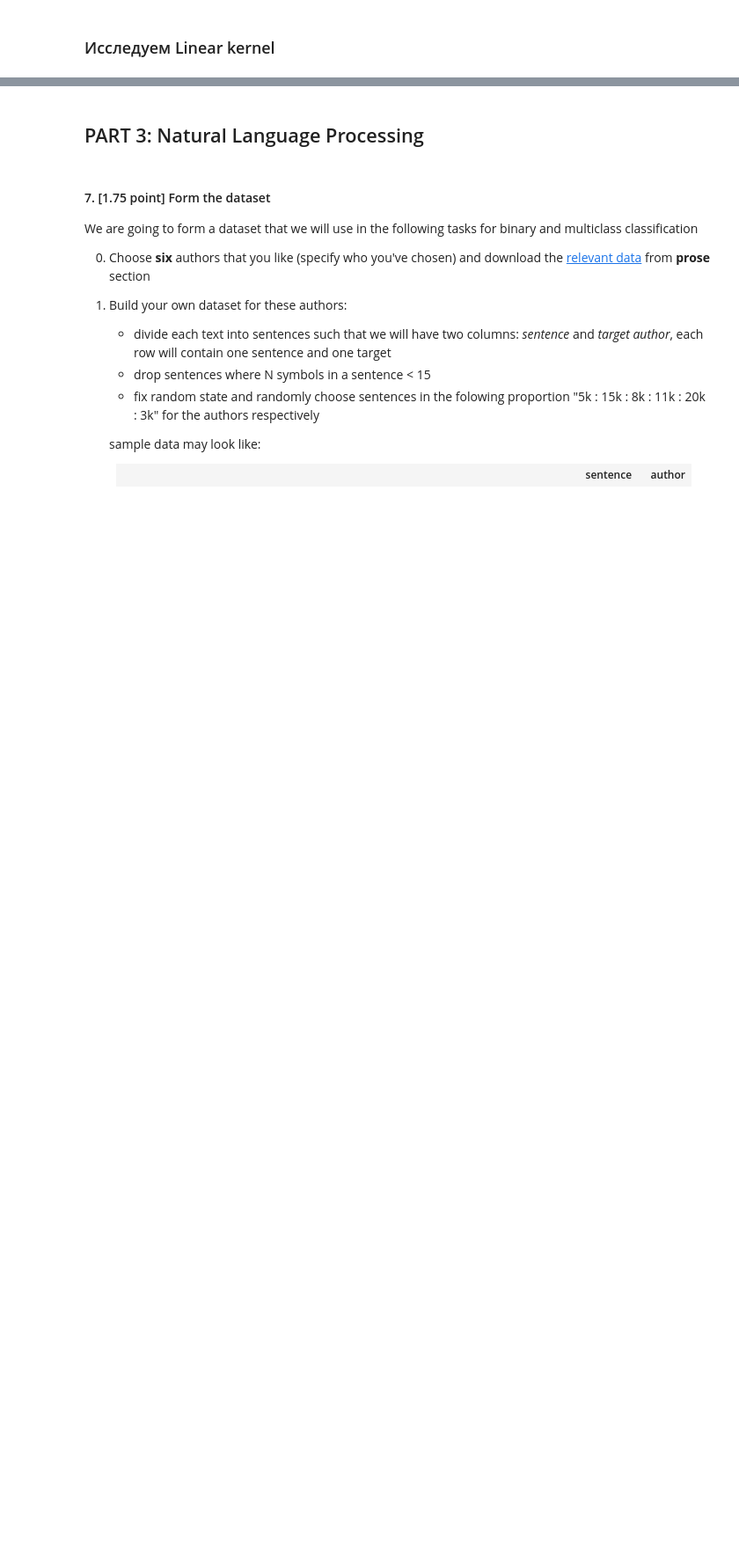
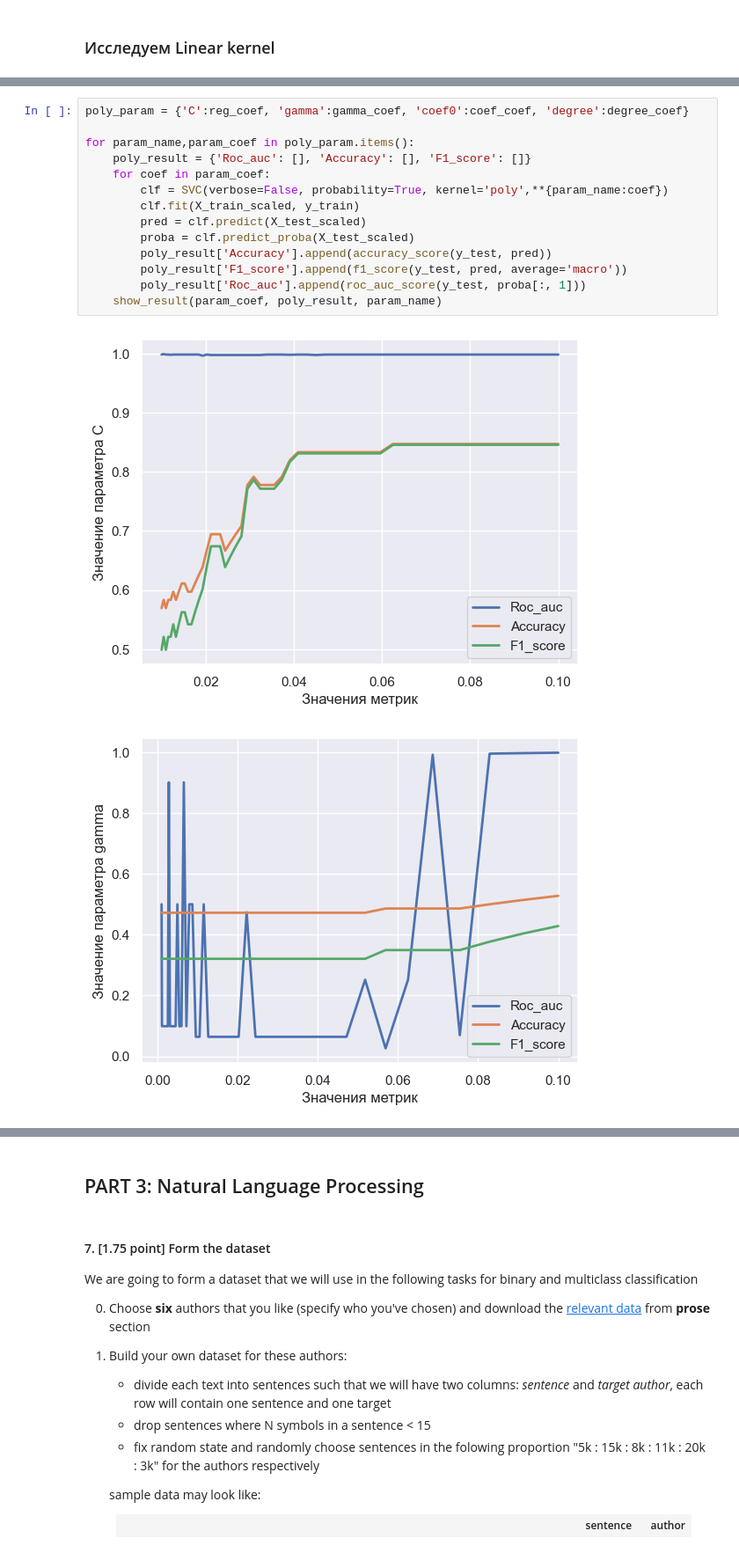
Before and after one commit to Bogdan108/ML, a Jupyter notebook: HW/HW_3/HW3_v8.ipynb, the cells around one changed output, grey strips where cells are left out. Shown at 88% size. Drawn from its saved outputs; the diff is of its cells as text; blank space fills up the shorter version.

```diff
--- a/HW/HW_3/HW3_v8.ipynb
+++ b/HW/HW_3/HW3_v8.ipynb
@@ -241,0 +236,17 @@ F1_score [0.94442538593482, 0.9814751286449399, 0.9814751286449399, 0.9814751286
+# %%
+poly_param = {'C':reg_coef, 'gamma':gamma_coef, 'coef0':coef_coef, 'degree':degree_coef}
+
+for param_name,param_coef in poly_param.items():
+    poly_result = {'Roc_auc': [], 'Accuracy': [], 'F1_score': []}
+    for coef in param_coef:
+        clf = SVC(verbose=False, probability=True, kernel='poly',**{param_name:coef})
+        clf.fit(X_train_scaled, y_train)
+        pred = clf.predict(X_test_scaled)
+        proba = clf.predict_proba(X_test_scaled)
+        poly_result['Accuracy'].append(accuracy_score(y_test, pred))
+        poly_result['F1_score'].append(f1_score(y_test, pred, average='macro'))
+        poly_result['Roc_auc'].append(roc_auc_score(y_test, proba[:, 1]))
+    show_result(param_coef, poly_result, param_name)
+# %% [output]
+[figure, added]
+[figure, added]
```
Also changed, not shown: parts of 16 cells of this notebook.
